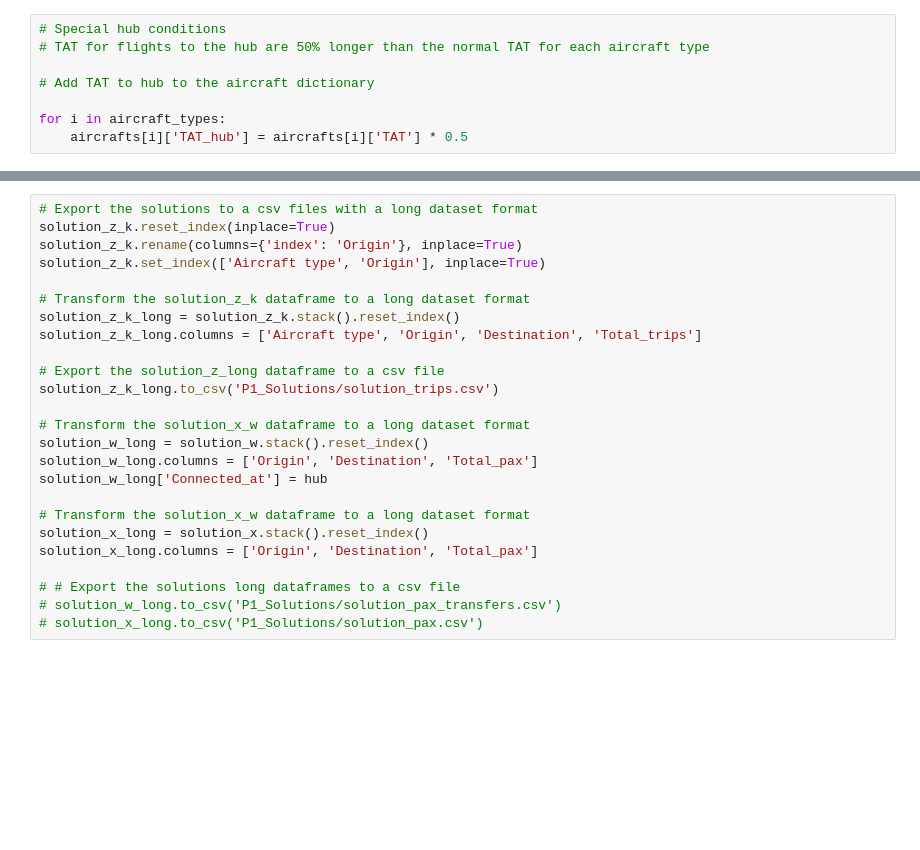
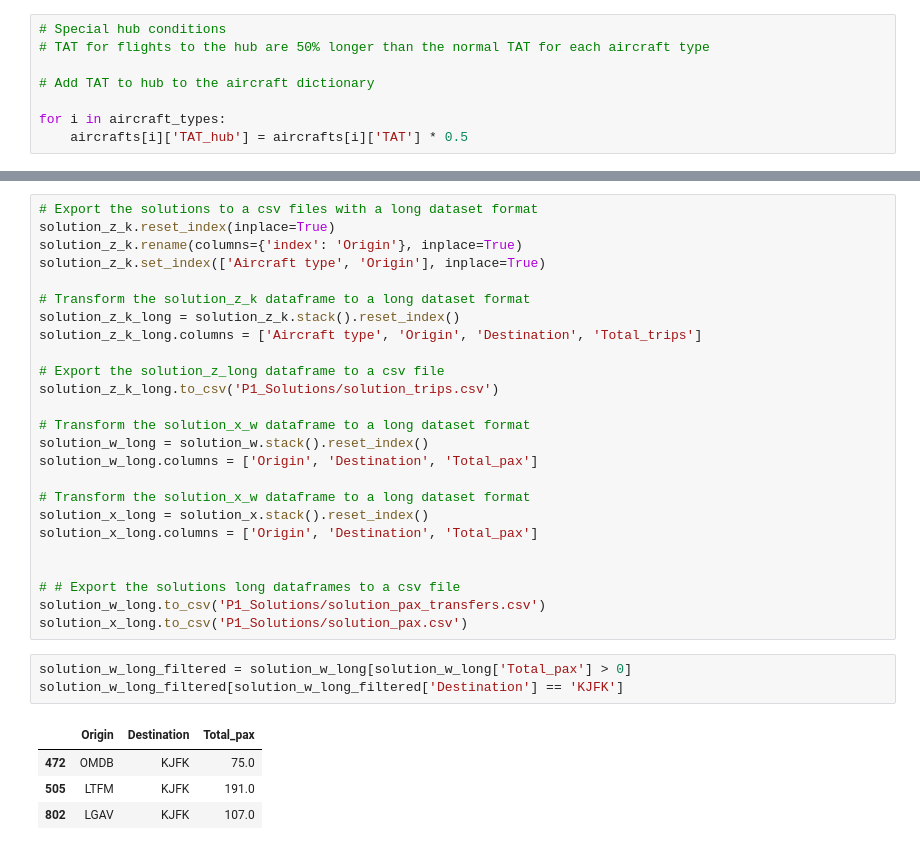
Before and after one commit to allanguzmanf/AE4426, a Jupyter notebook: Assignment/Assignment_P1.ipynb, the cells around one changed output, grey strips where cells are left out. Cells and saved outputs as stored; diff of their text form; blank space fills up the shorter version.

```diff
--- a/Assignment/Assignment_P1.ipynb
+++ b/Assignment/Assignment_P1.ipynb
@@ -396,15 +394,23 @@ solution_z_k_long.to_csv('P1_Solutions/solution_trips.csv')
 # Transform the solution_x_w dataframe to a long dataset format
 solution_w_long = solution_w.stack().reset_index()
 solution_w_long.columns = ['Origin', 'Destination', 'Total_pax']
-solution_w_long['Connected_at'] = hub
 
 # Transform the solution_x_w dataframe to a long dataset format
 solution_x_long = solution_x.stack().reset_index()
 solution_x_long.columns = ['Origin', 'Destination', 'Total_pax']
 
+
 # # Export the solutions long dataframes to a csv file
-# solution_w_long.to_csv('P1_Solutions/solution_pax_transfers.csv')
-# solution_x_long.to_csv('P1_Solutions/solution_pax.csv')
+solution_w_long.to_csv('P1_Solutions/solution_pax_transfers.csv')
+solution_x_long.to_csv('P1_Solutions/solution_pax.csv')
+# %%
+solution_w_long_filtered = solution_w_long[solution_w_long['Total_pax'] > 0]
+solution_w_long_filtered[solution_w_long_filtered['Destination'] == 'KJFK']
+# %% [output]
+|  | Origin | Destination | Total_pax |
+| 472 | OMDB | KJFK | 75.0 |
+| 505 | LTFM | KJFK | 191.0 |
+| 802 | LGAV | KJFK | 107.0 |
 # %%
 # Create a OD dataframe for the airport pairs with origin and destination coordinates and total flights
 
```
Also changed, not shown: parts of 18 cells of this notebook.
